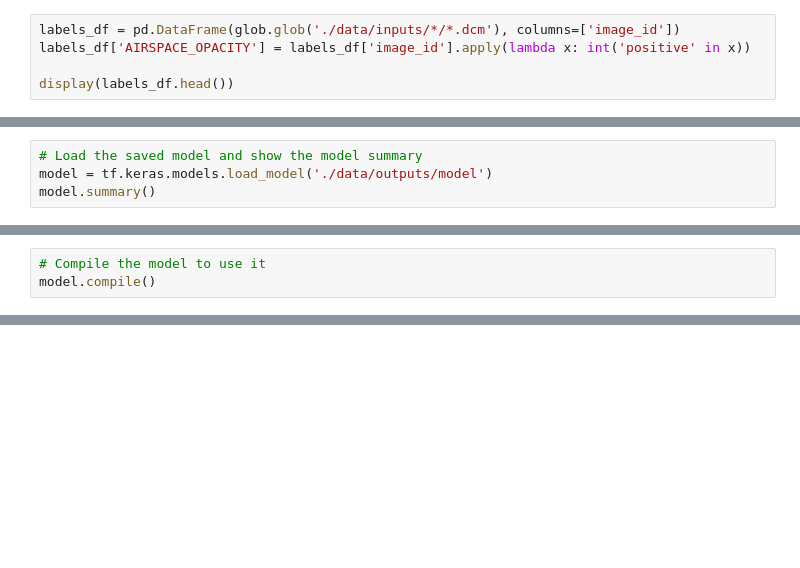
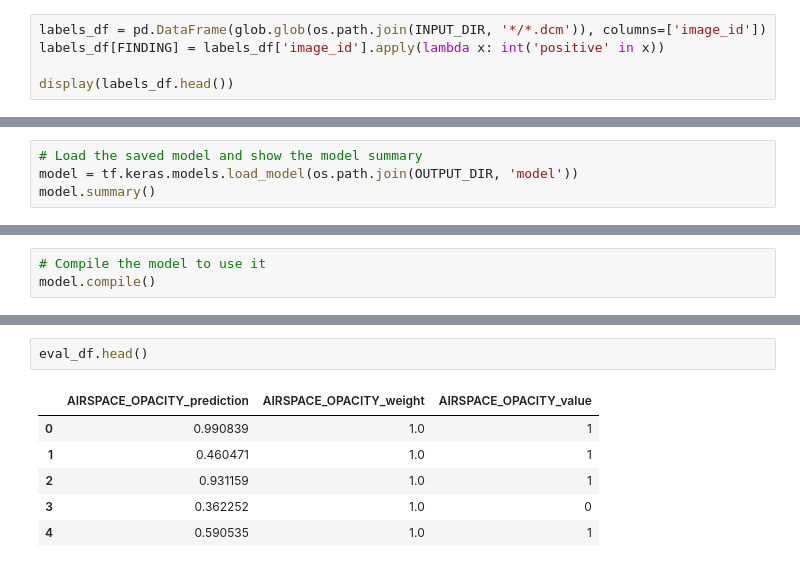
Before and after one commit to Google-Health/imaging-research, a Jupyter notebook: cxr-foundation/CXR_Foundation_Demo.ipynb, the cells around one changed output, grey strips where cells are left out. Cells and saved outputs as stored; diff of their text form; blank space fills up the shorter version.

```diff
--- a/cxr-foundation/CXR_Foundation_Demo.ipynb
+++ b/cxr-foundation/CXR_Foundation_Demo.ipynb
@@ -116,7 +146,7 @@ Create a labels CSV file using the directory structure of the downloaded files.
 
 This will be used later for model training.
 # %%
-labels_df = pd.DataFrame(glob.glob('./data/inputs/*/*.dcm'), columns=['image_id'])
-labels_df['AIRSPACE_OPACITY'] = labels_df['image_id'].apply(lambda x: int('positive' in x))
+labels_df = pd.DataFrame(glob.glob(os.path.join(INPUT_DIR, '*/*.dcm')), columns=['image_id'])
+labels_df[FINDING] = labels_df['image_id'].apply(lambda x: int('positive' in x))
 
 display(labels_df.head())
@@ -181,4 +280,4 @@ Finally, we can train our model! It should take < 5 minutes to train 100 epochs!
 # %%
 # Load the saved model and show the model summary
-model = tf.keras.models.load_model('./data/outputs/model')
+model = tf.keras.models.load_model(os.path.join(OUTPUT_DIR, 'model'))
 model.summary()
@@ -187,0 +354,9 @@ model.compile()
+# %%
+eval_df.head()
+# %% [output]
+|  | AIRSPACE_OPACITY_prediction | AIRSPACE_OPACITY_weight | AIRSPACE_OPACITY_value |
+| 0 | 0.990839 | 1.0 | 1 |
+| 1 | 0.460471 | 1.0 | 1 |
+| 2 | 0.931159 | 1.0 | 1 |
+| 3 | 0.362252 | 1.0 | 0 |
+| 4 | 0.590535 | 1.0 | 1 |
```
Also changed, not shown: parts of 15 cells of this notebook.
